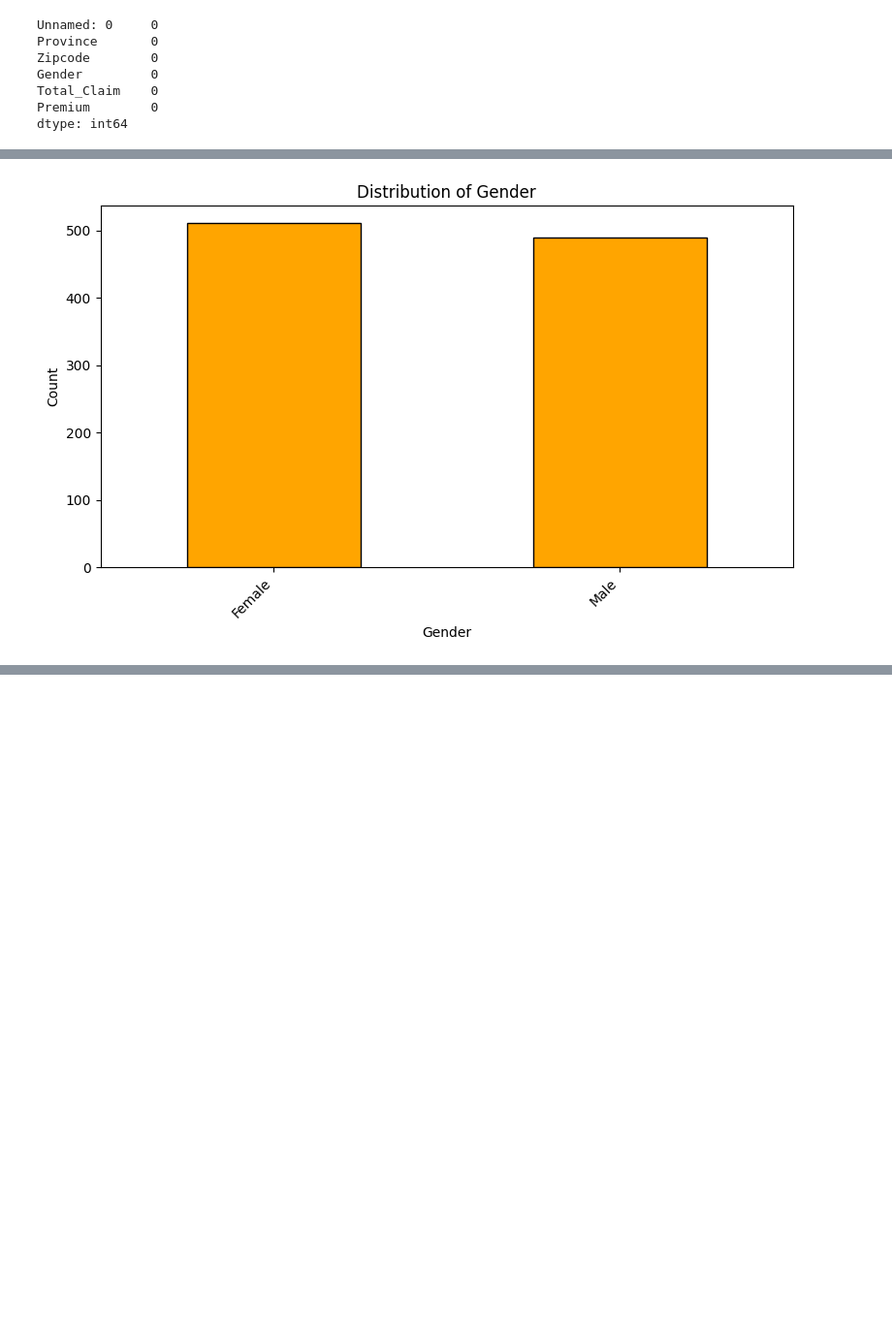
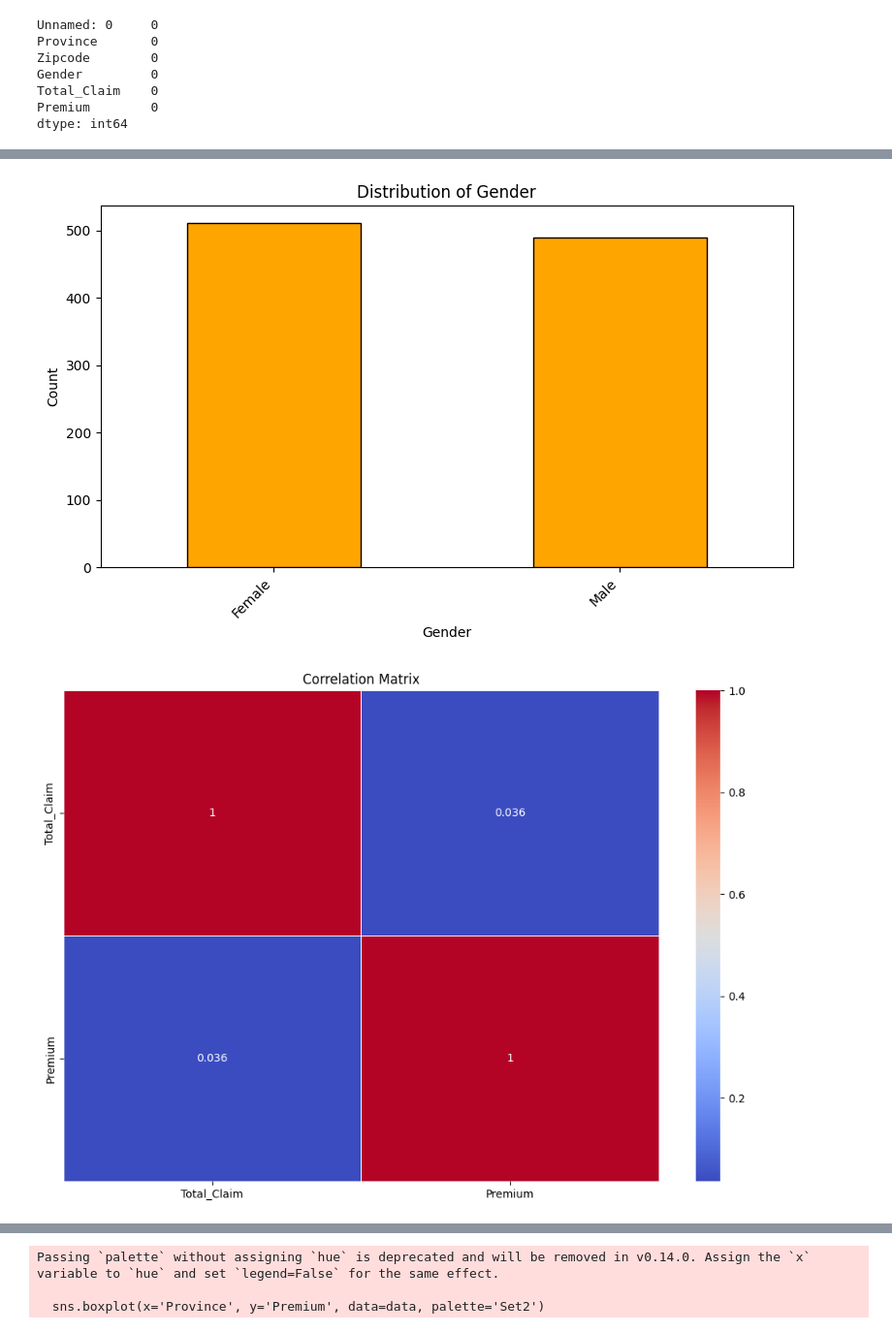
Before and after one commit to gashawgedef/KAIM-W3-AlphaCare-Insurance-Solutions, a Jupyter notebook: notebooks/alphacare-insurance-analysis.ipynb, the cells around one changed output, grey strips where cells are left out. Shown at 97% size. Cells and saved outputs as stored; diff of their text form; code cells hidden in the pictures; blank space fills up the shorter version.

```diff
--- a/notebooks/alphacare-insurance-analysis.ipynb
+++ b/notebooks/alphacare-insurance-analysis.ipynb
@@ -68,38 +68,57 @@ dtype: int64
 # sns.countplot(df['Gender'])
 # plt.show()
 # %%
-# Import necessary modules
+import pandas as pd
+import matplotlib.pyplot as plt
+import seaborn as sns
+import os
 import sys
-import os
-sys.path.append('../scripts')  # Adjust the path based on the location of the script
 
-from alphacare_insurance_analysis import load_data, create_directory, plot_numerical_distributions, plot_categorical_distributions
+# Add the path to the folder containing alphacare_insurance_analysis.py
+sys.path.append('../scripts')  # Adjust this path based on the actual location
+
+# Import the functions from the script
+# from alphacare_insurance_analysis import load_data, plot_correlation_matrix, plot_scatter_by_zipcode, plot_trends_over_geography, plot_boxplot_for_outliers, create_directory, plot_numerical_distributions, plot_categorical_distributions
+from alphacare_insurance_analysis import load_data, plot_correlation_matrix, plot_scatter_by_zipcode, plot_trends_over_geography, plot_boxplot_for_outliers, create_directory, plot_numerical_distributions, plot_categorical_distributions
 
 # Set paths
-data_path = '../data/insurance_data.csv'  # Adjust the path based on the location of the dataset
-plots_dir = '../plots'
+data_path = '../data/insurance_data.csv'  # Adjust the path to your dataset
+plots_dir = '../plots'  # Directory where plots will be saved
 
 # Step 1: Load the data
 data = load_data(data_path)
 
-# Step 2: Ensure the plots directory exists
+# Step 2: Create the plots directory if it doesn't exist
 create_directory(plots_dir)
 
 # Step 3: Perform Univariate Analysis
 if data is not None:
-    # Numerical and Categorical Columns
+    # Plot numerical distributions
     numerical_columns = ['Total_Claim', 'Premium']
-    categorical_columns = ['Province', 'Zipcode', 'Gender']
-
-    # Plot numerical distributions
     plot_numerical_distributions(data, numerical_columns, plots_dir)
 
     # Plot categorical distributions
+    categorical_columns = ['Province', 'Zipcode', 'Gender']
     plot_categorical_distributions(data, categorical_columns, plots_dir)
+
+    # Perform Bivariate/Multivariate Analysis
+    # 1. Correlation Matrix for numerical columns
+    numerical_columns_for_correlation = ['Total_Claim', 'Premium']  # Adjusted columns
+    plot_correlation_matrix(data, numerical_columns_for_correlation, plots_dir)
+
+    # 2. Scatter plot of TotalPremium vs TotalClaims by Zipcode
+    plot_scatter_by_zipcode(data, plots_dir)
+
+    # 3. Box plot for trends over geography
+    plot_trends_over_geography(data, plots_dir)
+
+    # 4. Box plot for outlier detection in numerical columns
+    plot_boxplot_for_outliers(data, numerical_columns, plots_dir)
 # %% [output]
 Data loaded successfully.
 [figure]
 [figure]
 [figure]
 [figure]
 [figure]
+[figure, added]
@@ -105,0 +126,3 @@ Data loaded successfully.
+Passing `palette` without assigning `hue` is deprecated and will be removed in v0.14.0. Assign the `x` variable to `hue` and set `legend=False` for the same effect.
+
+  sns.boxplot(x='Province', y='Premium', data=data, palette='Set2')
```
Also changed, not shown: parts of 2 cells of this notebook, 5 other files.
